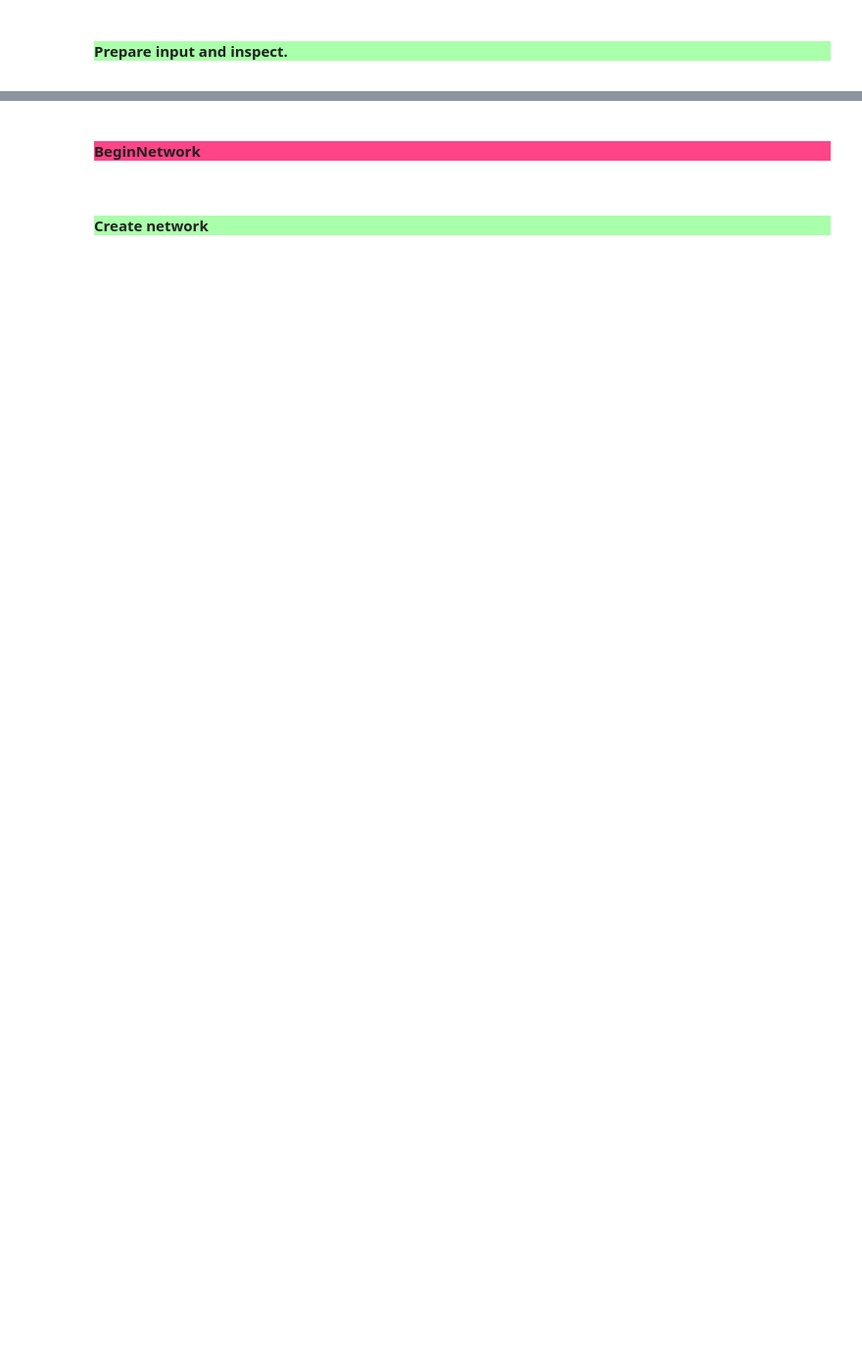
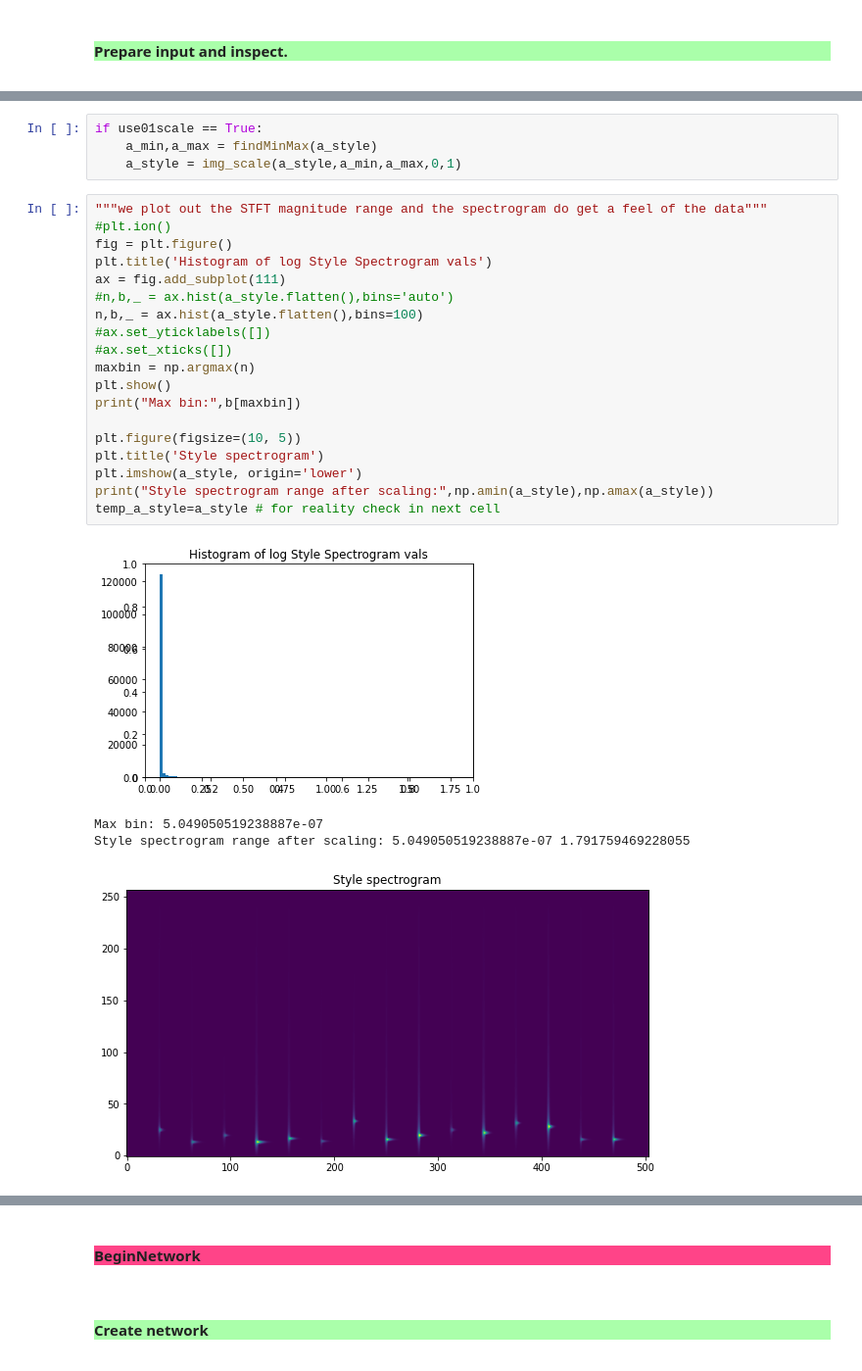
Before and after one commit to lonce/Audio_NeuralStyle, a Jupyter notebook: multistream_RF_neural_style_audio-tfresi-Copy1.ipynb, the cells around one changed output, grey strips where cells are left out. Shown at 98% size. Cells and saved outputs as stored; diff of their text form; blank space fills up the shorter version.

```diff
--- a/multistream_RF_neural_style_audio-tfresi-Copy1.ipynb
+++ b/multistream_RF_neural_style_audio-tfresi-Copy1.ipynb
@@ -204,0 +223,28 @@ R range before log and scaling: [9.859536002407107e-07,5.0]
+# %%
+if use01scale == True:
+    a_min,a_max = findMinMax(a_style)
+    a_style = img_scale(a_style,a_min,a_max,0,1)
+# %%
+"""we plot out the STFT magnitude range and the spectrogram do get a feel of the data"""
+#plt.ion()
+fig = plt.figure()
+plt.title('Histogram of log Style Spectrogram vals')
+ax = fig.add_subplot(111)
+#n,b,_ = ax.hist(a_style.flatten(),bins='auto')
+n,b,_ = ax.hist(a_style.flatten(),bins=100)
+#ax.set_yticklabels([])
+#ax.set_xticks([])
+maxbin = np.argmax(n)
+plt.show()
+print("Max bin:",b[maxbin])
+
+plt.figure(figsize=(10, 5))
+plt.title('Style spectrogram')
+plt.imshow(a_style, origin='lower')
+print("Style spectrogram range after scaling:",np.amin(a_style),np.amax(a_style))
+temp_a_style=a_style # for reality check in next cell
+# %% [output]
+[figure, added]
+Max bin: 5.049050519238887e-07
+Style spectrogram range after scaling: 5.049050519238887e-07 1.791759469228055
+[figure, added]
```
Also changed, not shown: parts of 18 cells of this notebook, 1 other file.
